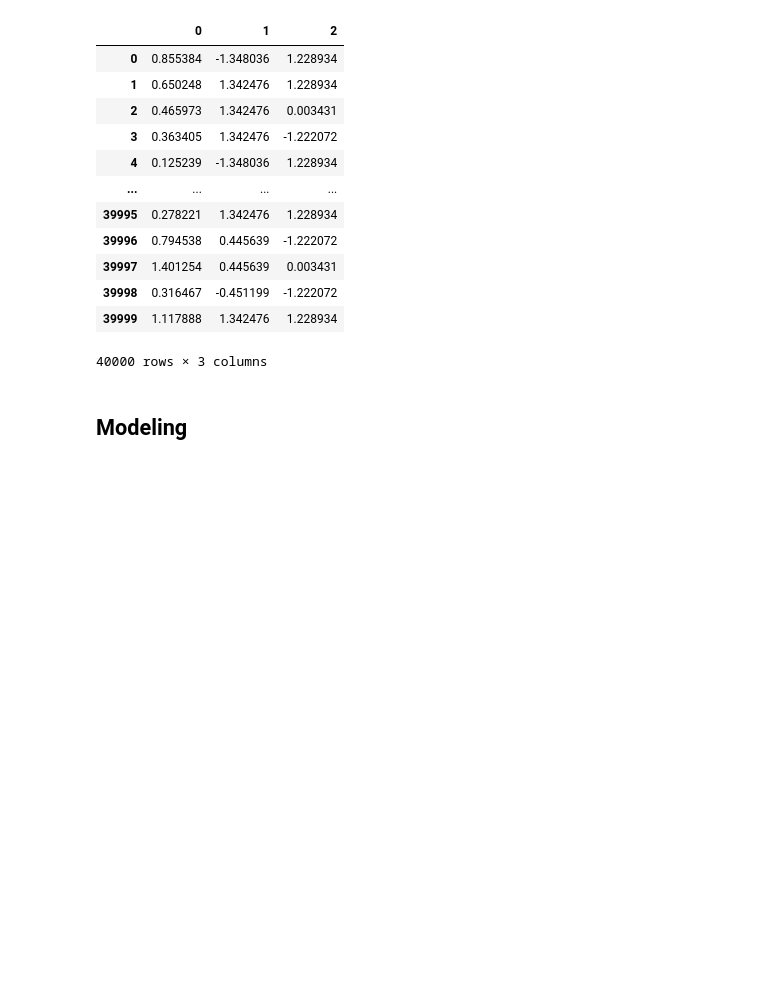
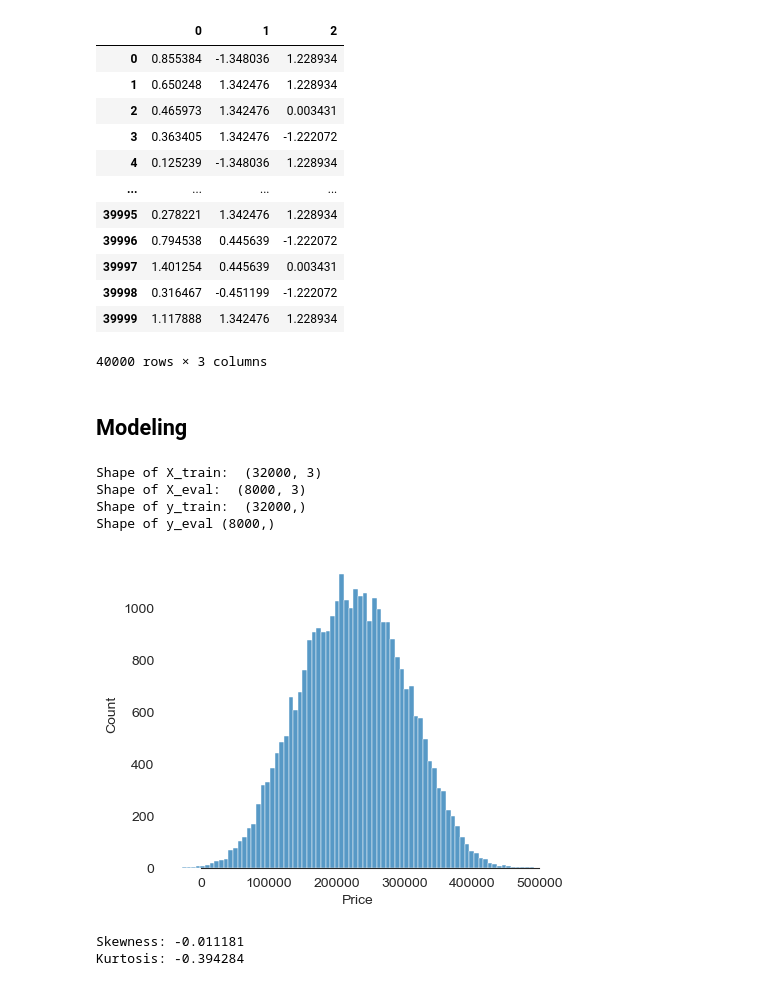
Before and after one commit to minamaher58/Housing-Price-Prediction, a Jupyter notebook: house_price_prediction.ipynb, the cells around one changed output. Cells and saved outputs as stored; diff of their text form; code cells hidden in the pictures; blank space fills up the shorter version.

```diff
--- a/house_price_prediction.ipynb
+++ b/house_price_prediction.ipynb
@@ -300,3 +312,31 @@ X_train
 40000 rows × 3 columns
 # %% [markdown]
 ## Modeling
+# %%
+X_train, X_eval, y_train, y_eval = train_test_split(X_train, y_train, test_size=0.2,random_state=2019)
+print("Shape of X_train: ",X_train.shape)
+print("Shape of X_eval: ", X_eval.shape)
+print("Shape of y_train: ",y_train.shape)
+print("Shape of y_eval",y_eval.shape)
+# %% [output]
+Shape of X_train:  (32000, 3)
+Shape of X_eval:  (8000, 3)
+Shape of y_train:  (32000,)
+Shape of y_eval (8000,)
+# %%
+# the distribution of the Price
+sns.set_style("white")
+sns.set_color_codes(palette='deep')
+f, ax = plt.subplots(figsize=(5, 4))
+sns.histplot(y_train)
+ax.xaxis.grid(False)
+
+sns.despine(trim=True, left=True)
+plt.show()
+
+print("Skewness: %f" % y_train.skew())
+print("Kurtosis: %f" % y_train.kurt())
+# %% [output]
+[figure, added]
+Skewness: -0.011181
+Kurtosis: -0.394284
```
Also changed, not shown: parts of 23 cells of this notebook, 4 other files.
